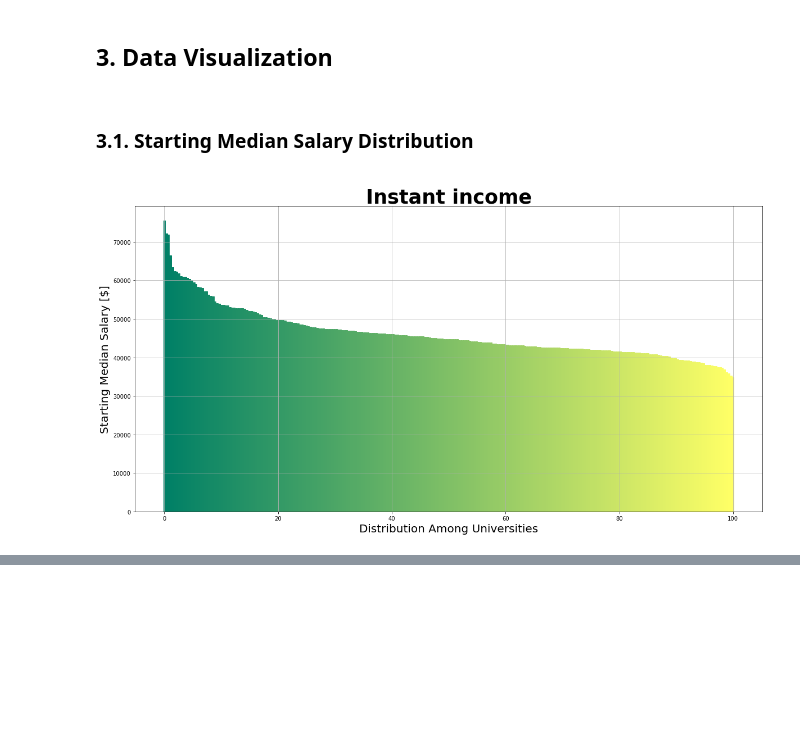
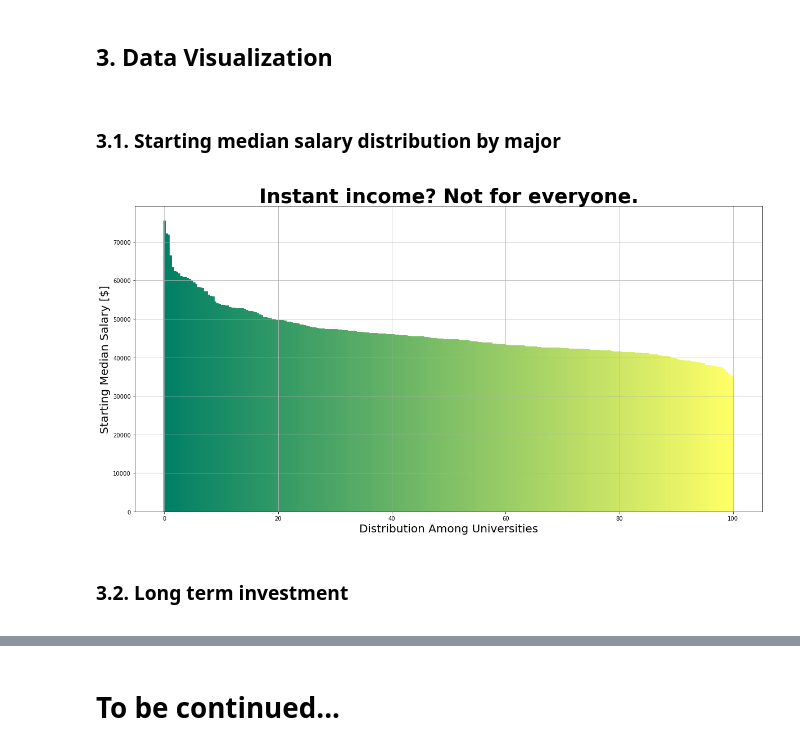
Before and after one commit to SkalskiP/ILearnMachineLearning.py, a Jupyter notebook: 0_Kaggle_projects/College.ipynb, the cells around one changed output, grey strips where cells are left out. Saved outputs shown, nothing was run; the diff lists cells and outputs as text; code cells hidden in the pictures; blank space fills up the shorter version.

```diff
--- a/0_Kaggle_projects/College.ipynb
+++ b/0_Kaggle_projects/College.ipynb
@@ -177,32 +192,35 @@ for dataset in datasets_list:
 ## 3. Data Visualization
 <a id="data_visualization"></a>
 # %% [markdown]
-### 3.1. Starting Median Salary Distribution
+### 3.1. Starting median salary distribution by major
 <a id="starting_median_salary_distribution"></a>
 # %%
 short_term = college.sort_values("start_p50", ascending=False)
 values = short_term["start_p50"].tolist()
 ind = np.arange(len(values))
 
 
 # Creating new plot
 fig = plt.figure(figsize=(20,10))
 ax = fig.add_subplot(111)
 ax.yaxis.grid()
 ax.xaxis.grid()
 bars = ax.bar(ind, y)
 
 for i, b in enumerate(bars):
     b.set_color(plt.cm.summer(1. * i / (len(values) - 1)))
 
 plt.ylabel('Starting Median Salary [$]', fontsize=20)
 plt.xlabel('Distribution Among Universities', fontsize=20)
-plt.title('Instant income', fontsize=35, fontweight='bold')
+plt.title('Instant income? Not for everyone.', fontsize=35, fontweight='bold')
 plt.xticks(np.arange(0, len(ind), (len(ind)-1)/5), [0, 20, 40, 60, 80, 100])
 
 plt.show()
 # %% [output]
-[figure, old version]
+[figure, new version]
+# %% [markdown]
+### 3.2. Long term investment
+<a id="long_term_investment"></a>
 # %%
 majors_sort = majors.sort_values("mid_p50", ascending=False).head(20)
 
@@ -281,3 +299,5 @@ fig = go.Figure(data=data, layout=layout)
 py.iplot(fig)
 # %% [output]
 [interactive output not drawn]
+# %% [markdown]
+# To be continued...
```
Also changed, not shown: parts of 4 cells of this notebook.
